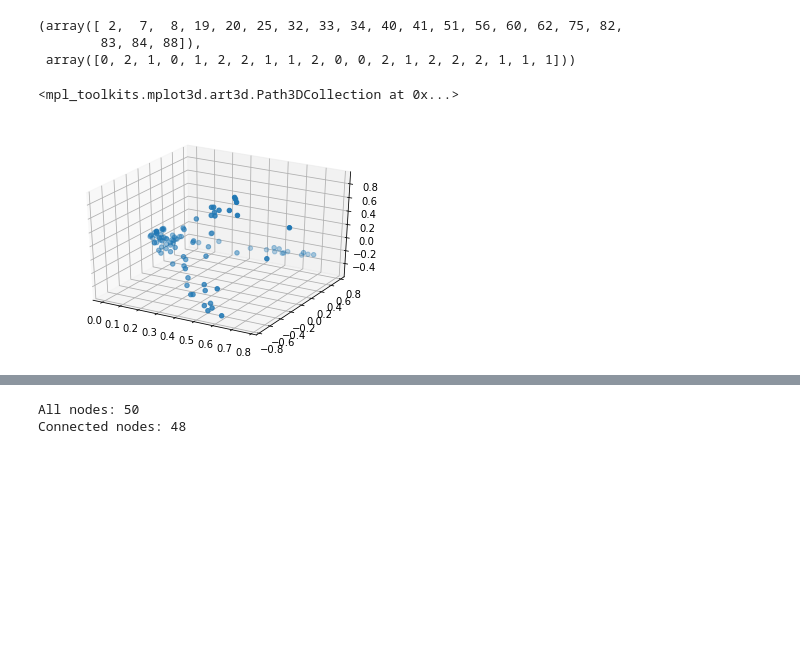
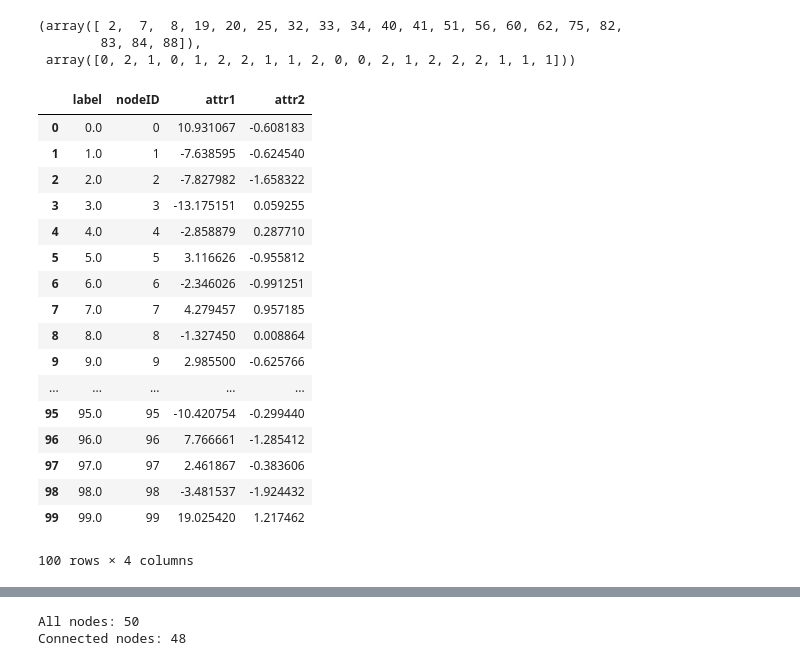
Before and after one commit to hhelm10/graphstats, a Jupyter notebook: Demo.ipynb, the cells around one changed output, grey strips where cells are left out. Drawn from its saved outputs; the diff is of its cells as text; code cells hidden in the pictures; blank space fills up the shorter version.

Commit message:
added omni support

```diff
--- a/Demo.ipynb
+++ b/Demo.ipynb
@@ -41,19 +42,25 @@ seeds, labels
 (array([ 2,  7,  8, 19, 20, 25, 32, 33, 34, 40, 41, 51, 56, 60, 62, 75, 82,
         83, 84, 88]),
  array([0, 2, 1, 0, 1, 2, 2, 1, 1, 2, 0, 0, 2, 1, 2, 2, 2, 1, 1, 1]))
-# %%
-G_LL1 = graphstats.largest_connected_component(G_LL1)
-
-ptrLL1 = graphstats.pass_to_ranks(G_LL1)
-
-A10 = graphstats.adj_spectral_embedding(ptrLL1, max_dim = 10, eig_scale = 0.5)
-
-elbows = graphstats.profile_likelihood(A10[1], n_elbows = 2, threshold = 0)
-A10_elb2 = A10[0][:, :elbows[1]].copy()
-
-fig = plt.figure()
-ax = fig.add_subplot(111, projection='3d')
-ax.scatter(A10_elb2[:,0], A10_elb2[:,1], A10_elb2[:,2])
-# %% [output]
-<mpl_toolkits.mplot3d.art3d.Path3DCollection at 0x...>
-[figure, removed]
+# %%
+data = graphstats.omni.get_attributes(G_LL1)
+data
+# %% [output]
+|  | label | nodeID | attr1 | attr2 |
+| 0 | 0.0 | 0 | 10.931067 | -0.608183 |
+| 1 | 1.0 | 1 | -7.638595 | -0.624540 |
+| 2 | 2.0 | 2 | -7.827982 | -1.658322 |
+| 3 | 3.0 | 3 | -13.175151 | 0.059255 |
+| 4 | 4.0 | 4 | -2.858879 | 0.287710 |
+| 5 | 5.0 | 5 | 3.116626 | -0.955812 |
+| 6 | 6.0 | 6 | -2.346026 | -0.991251 |
+| 7 | 7.0 | 7 | 4.279457 | 0.957185 |
+| 8 | 8.0 | 8 | -1.327450 | 0.008864 |
+| 9 | 9.0 | 9 | 2.985500 | -0.625766 |
+| ... | ... | ... | ... | ... |
+| 95 | 95.0 | 95 | -10.420754 | -0.299440 |
+| 96 | 96.0 | 96 | 7.766661 | -1.285412 |
+| 97 | 97.0 | 97 | 2.461867 | -0.383606 |
+| 98 | 98.0 | 98 | -3.481537 | -1.924432 |
+| 99 | 99.0 | 99 | 19.025420 | 1.217462 |
+100 rows × 4 columns
```
Also changed, not shown: parts of 6 cells of this notebook, 4 other files.
